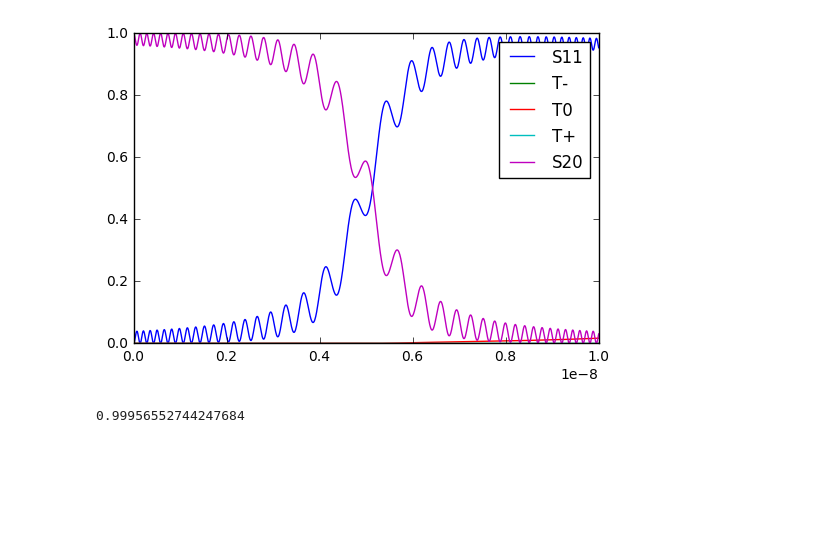
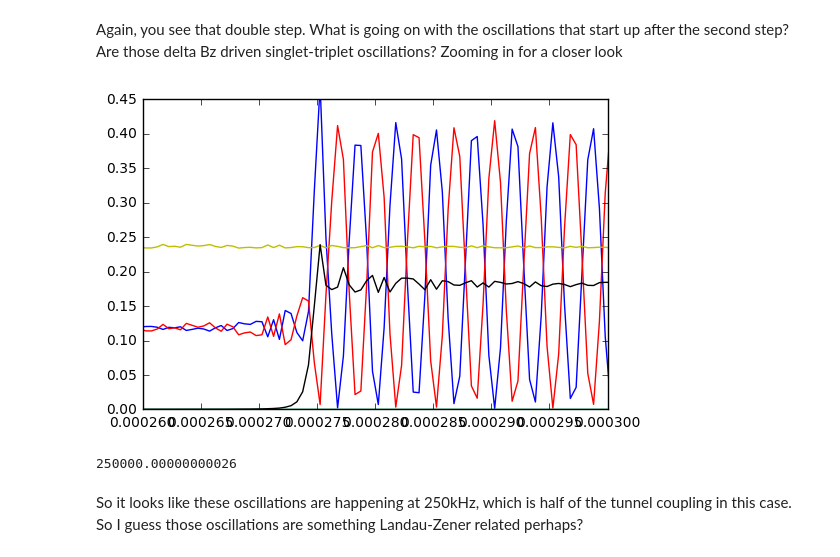
Before and after one commit to hogma131/phosphorus-donors, a Jupyter notebook: DDST_feasbility.ipynb, the cells around one changed output. Cells and saved outputs as stored; diff of their text form; code cells hidden in the pictures; blank space fills up the shorter version.

```diff
--- a/DDST_feasbility.ipynb
+++ b/DDST_feasbility.ipynb
@@ -19,3 +22,4 @@ Quantum object: dims = [[5], [1]], shape = [5, 1], type = ket\begin{equation*}\l
 # %%
 # Ok, now let's try and do a detuning pulse, and plot the projection vector over time
-output, times = st.do_detuning_pulse(45e9,-45e9, psi0=st.S20, ramp_time=10e-9, tunnel_coupling=4.5e9)
+opts = qu.Options(nsteps=100000)
+output, times = st.do_detuning_pulse(50e-6,-50e-6, psi0=st.S20, ramp_time=10e-6, tunnel_coupling=100e6, options=opts)
@@ -22,5 +37,13 @@ output, times = st.do_detuning_pulse(45e9,-45e9, psi0=st.S20, ramp_time=10e-9, t
 # %%
+def plot_projections(output, times):
 # Pre-allocate array to store projections in
-proj_vector = np.zeros((len(times), 5))
-for ind,val in enumerate(output.states):
-    proj_vector[ind] = st.project_eigenvecs(val)
+    proj_vector = np.zeros((len(times), 7))
+    for ind,val in enumerate(output.states):
+        proj_vector[ind] = st.project_eigenvecs(val)
+    plt.plot(times, proj_vector)
+    plt.ylim(-0.1,1.1)
+    plt.legend(['S11', 'T-', 'T0', 'T+', 'S20', 'UpDn', 'DnUp'])
+    plt.xlabel('Time (s)')
+    plt.ylabel('Projection')
+    plt.show()
+    return proj_vector
@@ -26,0 +111,5 @@ for ind,val in enumerate(output.states):
+# %%
+# Set tc to 500kHz, ramp time 0.5e-3
+opts = qu.Options(nsteps=100000)
+output, times = st.do_detuning_pulse(30e-6,-30e-6, psi0=st.S20, ramp_time=0.5e-3, tunnel_coupling=0.5e6, options=opts)
+proj_vector = plot_projections(output, times)
@@ -27,6 +128,9 @@ for ind,val in enumerate(output.states):
+# %% [markdown]
+Again, you see that double step. What is going on with the oscillations that start up after the second step? Are those delta Bz driven singlet-triplet oscillations? Zooming in for a closer look
 # %%
 plt.plot(times, proj_vector)
-plt.legend(['S11', 'T-', 'T0', 'T+', 'S20'])
+plt.ylim(0,0.45)
+plt.xlim(0.00026, 0.0003)
 plt.show()
 # %% [output]
-[figure, old version]
+[figure, new version]
@@ -35,4 +137,9 @@ updn = (st.S11 - st.T0).unit()
-# %%
-np.abs(updn.overlap(output.states[-1]))**2
-# %% [output]
-0.99956552744247684
+# %%
+num_oscill = 7.5
+dt = 0.0003 - 0.00027
+freq = noum_scill/dt
+print(freq)
+# %% [output]
+250000.00000000026
+# %% [markdown]
+So it looks like these oscillations are happening at 250kHz, which is half of the tunnel coupling in this case. So I guess those oscillations are something Landau-Zener related perhaps?
```
Also changed, not shown: parts of 22 cells of this notebook, 3 other files.
